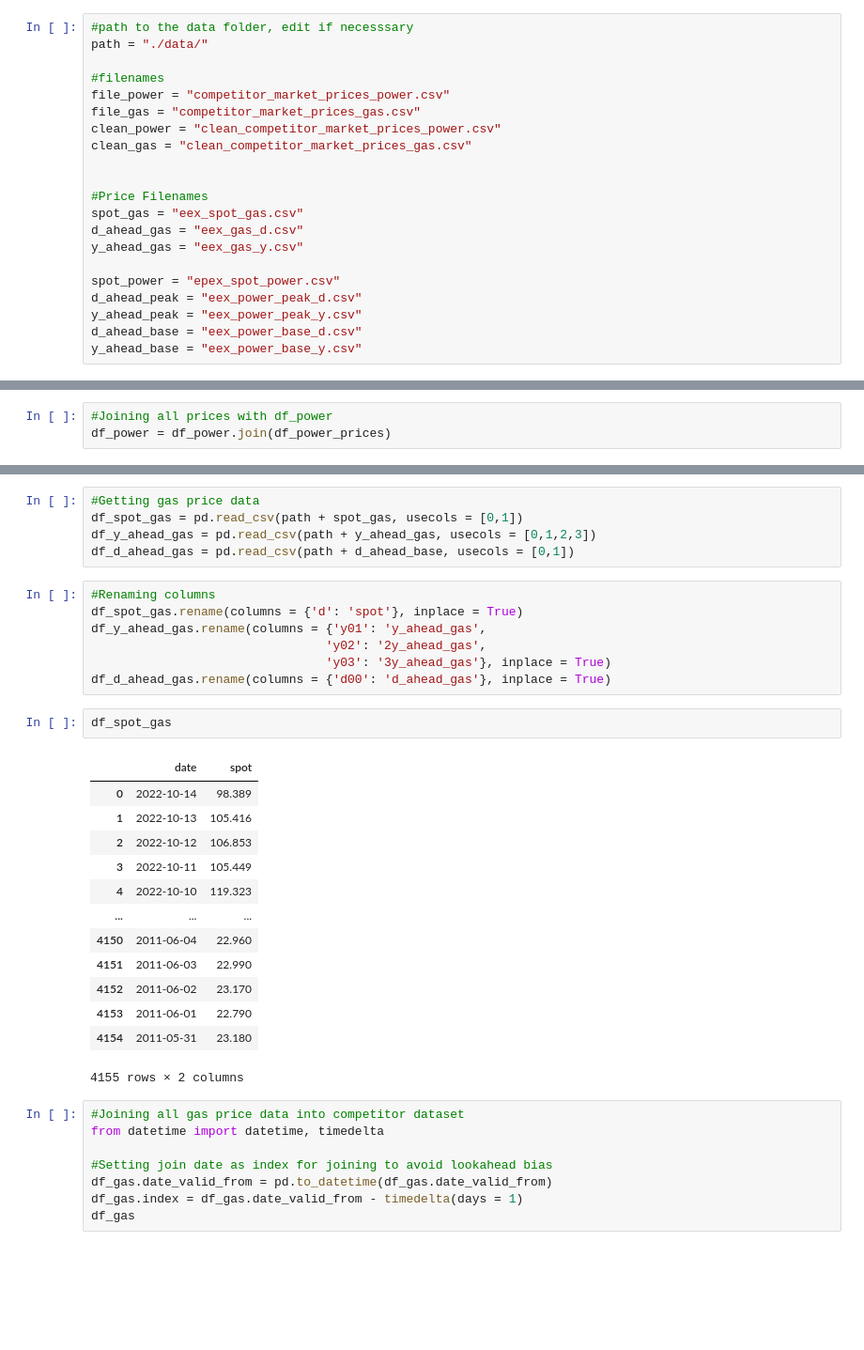
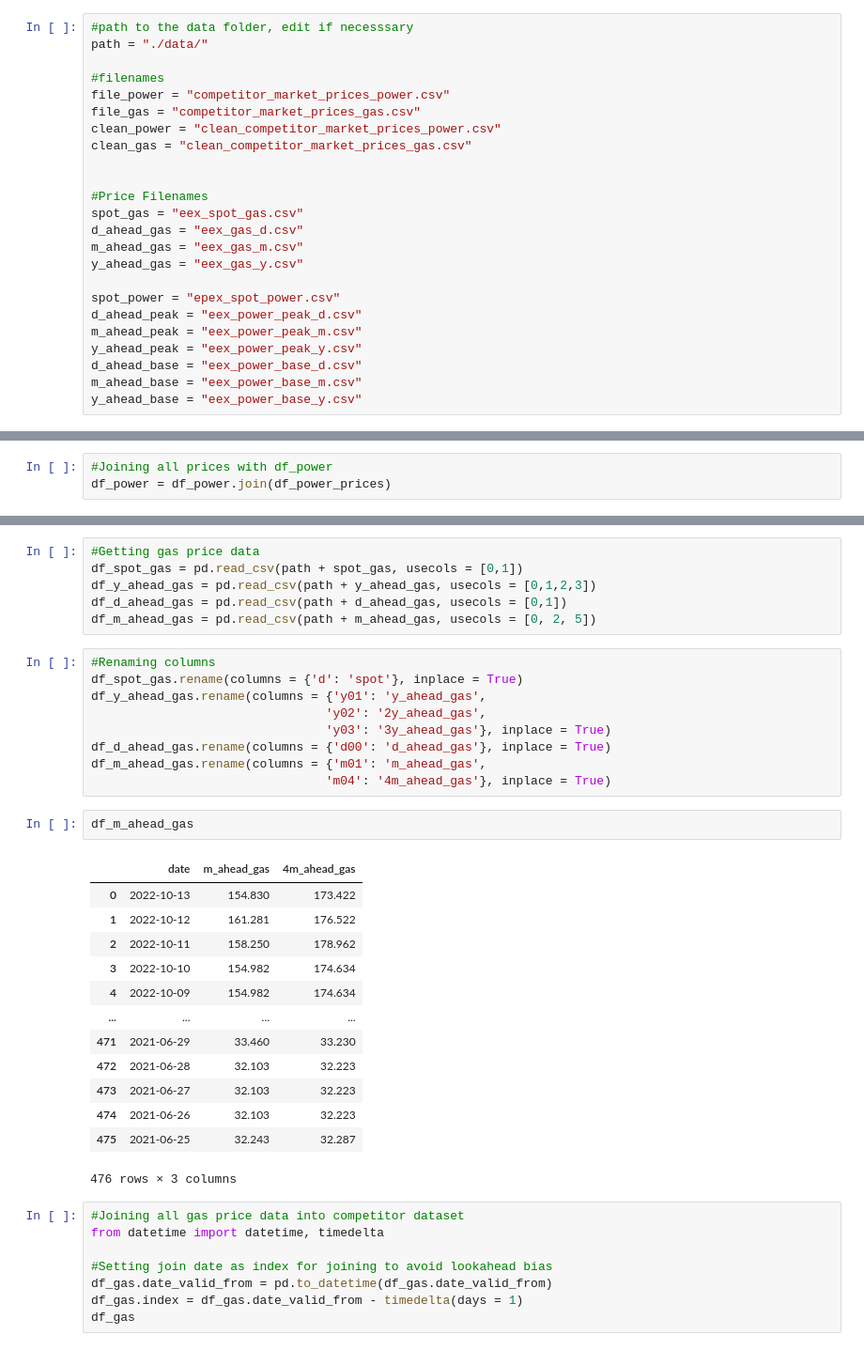
Before and after one commit to michael-fuest/DAiA-EON, a Jupyter notebook: MasterDataset.ipynb, the cells around one changed output, grey strips where cells are left out. Shown at 94% size. Cells and saved outputs as stored; diff of their text form; blank space fills up the shorter version.

Commit message:
Added 6 mo and mo ahead prices, played around with some price visualizations

```diff
--- a/MasterDataset.ipynb
+++ b/MasterDataset.ipynb
@@ -17,12 +17,15 @@ clean_gas = "clean_competitor_market_prices_gas.csv"
 #Price Filenames
 spot_gas = "eex_spot_gas.csv"
 d_ahead_gas = "eex_gas_d.csv"
+m_ahead_gas = "eex_gas_m.csv"
 y_ahead_gas = "eex_gas_y.csv"
 
 spot_power = "epex_spot_power.csv"
 d_ahead_peak = "eex_power_peak_d.csv"
+m_ahead_peak = "eex_power_peak_m.csv"
 y_ahead_peak = "eex_power_peak_y.csv"
 d_ahead_base = "eex_power_base_d.csv"
+m_ahead_base = "eex_power_base_m.csv"
 y_ahead_base = "eex_power_base_y.csv"
 # %%
 df_gas = pd.read_csv(path + clean_gas)
@@ -171,7 +178,8 @@ df_power
 #Getting gas price data
 df_spot_gas = pd.read_csv(path + spot_gas, usecols = [0,1])
 df_y_ahead_gas = pd.read_csv(path + y_ahead_gas, usecols = [0,1,2,3])
-df_d_ahead_gas = pd.read_csv(path + d_ahead_base, usecols = [0,1])
+df_d_ahead_gas = pd.read_csv(path + d_ahead_gas, usecols = [0,1])
+df_m_ahead_gas = pd.read_csv(path + m_ahead_gas, usecols = [0, 2, 5])
 # %%
 #Renaming columns
 df_spot_gas.rename(columns = {'d': 'spot'}, inplace = True)
@@ -179,22 +187,24 @@ df_y_ahead_gas.rename(columns = {'y01': 'y_ahead_gas',
                                 'y02': '2y_ahead_gas',
                                 'y03': '3y_ahead_gas'}, inplace = True)
 df_d_ahead_gas.rename(columns = {'d00': 'd_ahead_gas'}, inplace = True)
+df_m_ahead_gas.rename(columns = {'m01': 'm_ahead_gas',
+                                'm04': '4m_ahead_gas'}, inplace = True)
 # %%
-df_spot_gas
+df_m_ahead_gas
 # %% [output]
-|  | date | spot |
-| 0 | 2022-10-14 | 98.389 |
-| 1 | 2022-10-13 | 105.416 |
-| 2 | 2022-10-12 | 106.853 |
-| 3 | 2022-10-11 | 105.449 |
-| 4 | 2022-10-10 | 119.323 |
-| ... | ... | ... |
-| 4150 | 2011-06-04 | 22.960 |
-| 4151 | 2011-06-03 | 22.990 |
-| 4152 | 2011-06-02 | 23.170 |
-| 4153 | 2011-06-01 | 22.790 |
-| 4154 | 2011-05-31 | 23.180 |
+|  | date | m_ahead_gas | 4m_ahead_gas |
+| 0 | 2022-10-13 | 154.830 | 173.422 |
+| 1 | 2022-10-12 | 161.281 | 176.522 |
+| 2 | 2022-10-11 | 158.250 | 178.962 |
+| 3 | 2022-10-10 | 154.982 | 174.634 |
+| 4 | 2022-10-09 | 154.982 | 174.634 |
+| ... | ... | ... | ... |
+| 471 | 2021-06-29 | 33.460 | 33.230 |
+| 472 | 2021-06-28 | 32.103 | 32.223 |
+| 473 | 2021-06-27 | 32.103 | 32.223 |
+| 474 | 2021-06-26 | 32.103 | 32.223 |
+| 475 | 2021-06-25 | 32.243 | 32.287 |
-4155 rows × 2 columns
+476 rows × 3 columns
 # %%
 #Joining all gas price data into competitor dataset
 from datetime import datetime, timedelta
```
Also changed, not shown: parts of 10 cells of this notebook, 1 other file.
